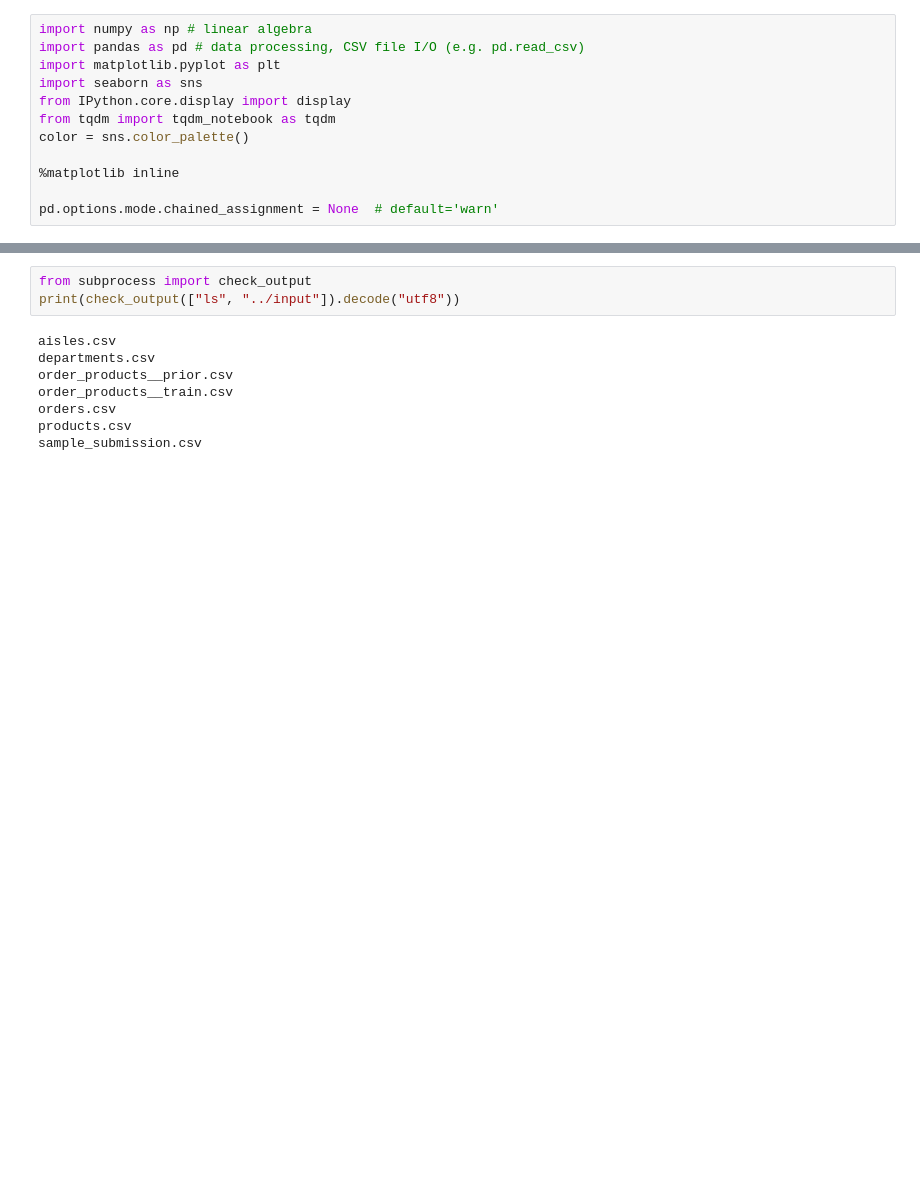
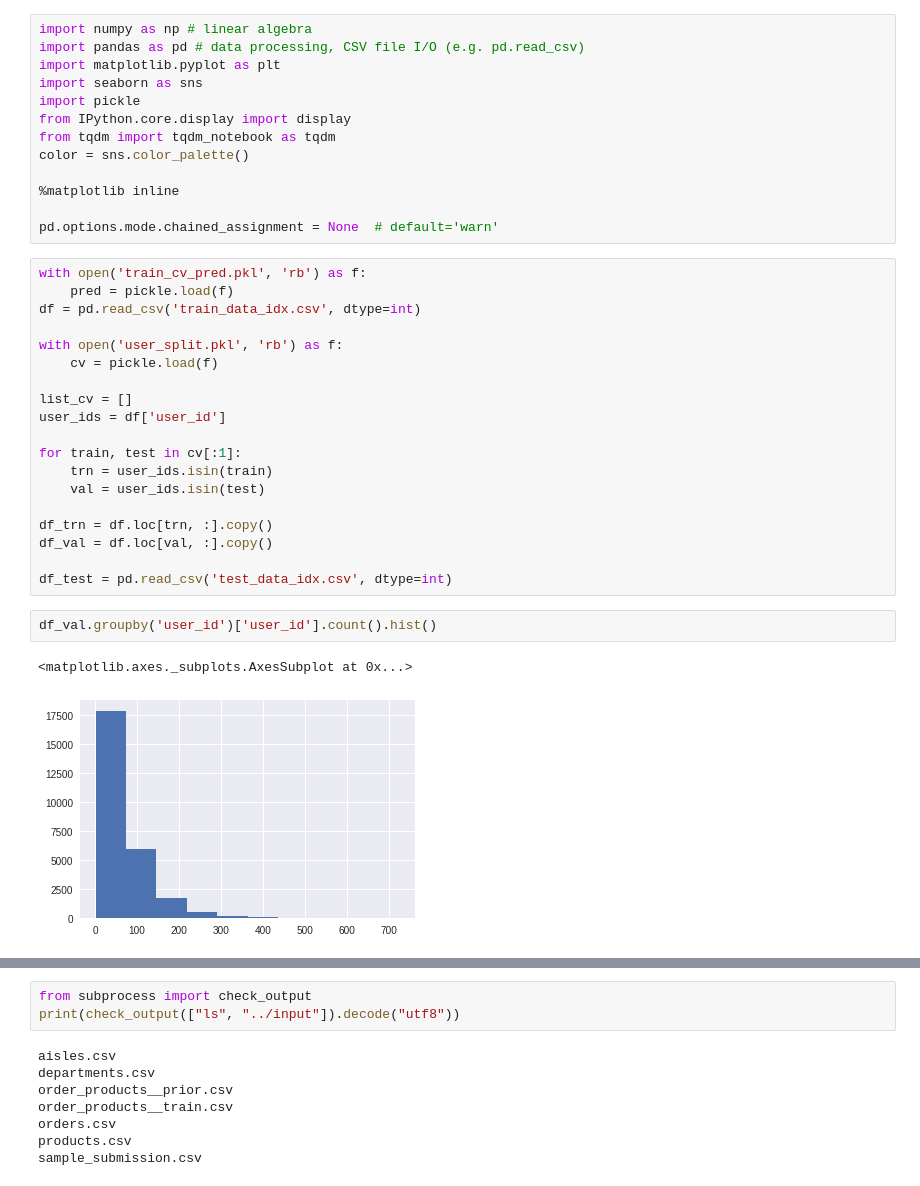
Before and after one commit to tkm2261/kaggle_instacart, a Jupyter notebook: protos/Untitled.ipynb, the cells around one changed output, grey strips where cells are left out. Saved outputs shown, nothing was run; the diff lists cells and outputs as text; blank space fills up the shorter version.

```diff
--- a/protos/Untitled.ipynb
+++ b/protos/Untitled.ipynb
@@ -3,6 +3,7 @@ import numpy as np # linear algebra
 import pandas as pd # data processing, CSV file I/O (e.g. pd.read_csv)
 import matplotlib.pyplot as plt
 import seaborn as sns
+import pickle
 from IPython.core.display import display
 from tqdm import tqdm_notebook as tqdm
 color = sns.color_palette()
@@ -10,3 +11,27 @@ color = sns.color_palette()
 %matplotlib inline
 
 pd.options.mode.chained_assignment = None  # default='warn'
+# %%
+with open('train_cv_pred.pkl', 'rb') as f:
+    pred = pickle.load(f)
+df = pd.read_csv('train_data_idx.csv', dtype=int)
+
+with open('user_split.pkl', 'rb') as f:
+    cv = pickle.load(f)
+
+list_cv = []
+user_ids = df['user_id']
+
+for train, test in cv[:1]:
+    trn = user_ids.isin(train)
+    val = user_ids.isin(test)
+
+df_trn = df.loc[trn, :].copy()
+df_val = df.loc[val, :].copy()
+
+df_test = pd.read_csv('test_data_idx.csv', dtype=int)
+# %%
+df_val.groupby('user_id')['user_id'].count().hist()
+# %% [output]
+<matplotlib.axes._subplots.AxesSubplot at 0x...>
+[figure, added]
```
Also changed, not shown: parts of 6 cells of this notebook, 17 other files.
